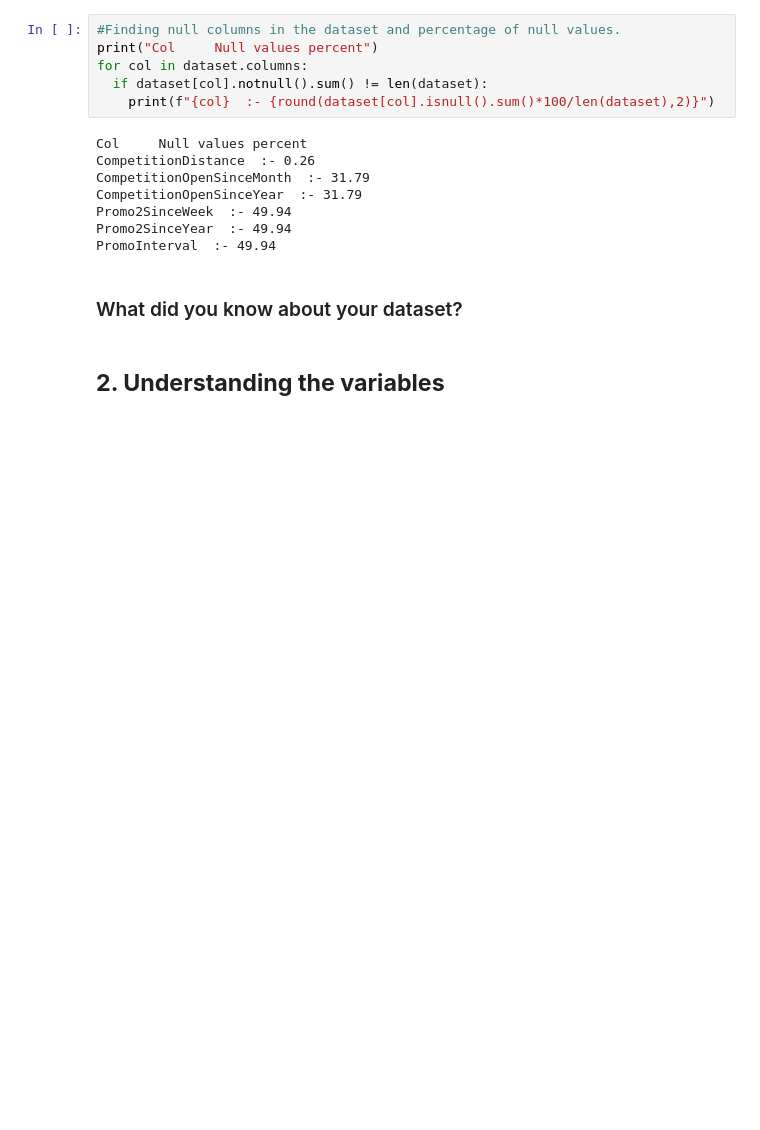
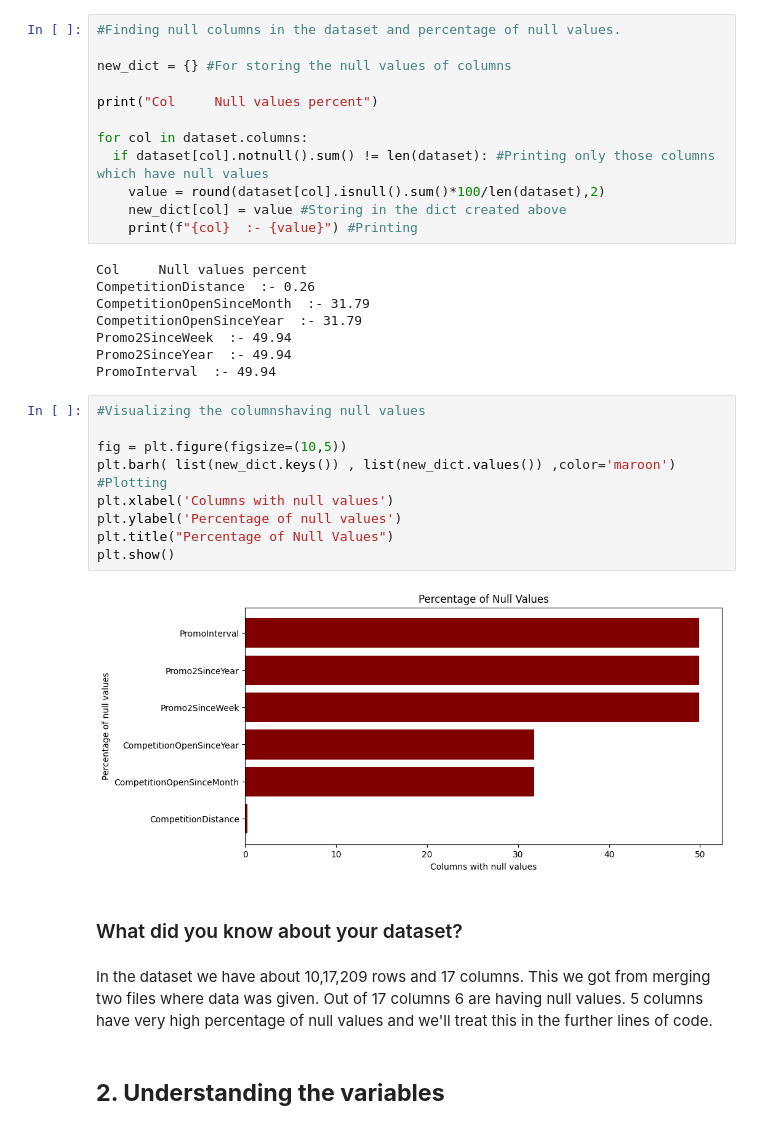
Before and after one commit to ideepakpal/Rossman-Sales-Prediction, a Jupyter notebook: Rossman-Regression.ipynb, the cells around one changed output. Drawn from its saved outputs; the diff is of its cells as text; blank space fills up the shorter version.

```diff
--- a/Rossman-Regression.ipynb
+++ b/Rossman-Regression.ipynb
@@ -134,10 +158,16 @@ len(dataset[dataset.duplicated()])
 Missing/Null Values
 # %%
 #Finding null columns in the dataset and percentage of null values.
+
+new_dict = {} #For storing the null values of columns
+
 print("Col     Null values percent")
+
 for col in dataset.columns:
-  if dataset[col].notnull().sum() != len(dataset):
-    print(f"{col}  :- {round(dataset[col].isnull().sum()*100/len(dataset),2)}")
+  if dataset[col].notnull().sum() != len(dataset): #Printing only those columns which have null values
+    value = round(dataset[col].isnull().sum()*100/len(dataset),2)
+    new_dict[col] = value #Storing in the dict created above
+    print(f"{col}  :- {value}") #Printing
 # %% [output]
 Col     Null values percent
 CompetitionDistance  :- 0.26
@@ -146,8 +176,21 @@ CompetitionOpenSinceYear  :- 31.79
 Promo2SinceWeek  :- 49.94
 Promo2SinceYear  :- 49.94
 PromoInterval  :- 49.94
+# %%
+#Visualizing the columnshaving null values
+
+fig = plt.figure(figsize=(10,5))
+plt.barh( list(new_dict.keys()) , list(new_dict.values()) ,color='maroon') #Plotting
+plt.xlabel('Columns with null values')
+plt.ylabel('Percentage of null values')
+plt.title("Percentage of Null Values")
+plt.show()
+# %% [output]
+[figure, added]
 # %% [markdown]
 ### What did you know about your dataset?
+# %% [markdown]
+In the dataset we have about 10,17,209 rows and 17 columns. This we got from merging two files where data was given. Out of 17 columns 6 are having null values. 5 columns have very high percentage of null values and we'll treat this in the further lines of code.
 # %% [markdown]
 ## **2. Understanding the variables**
 # %%
```
Also changed, not shown: parts of 25 cells of this notebook.
